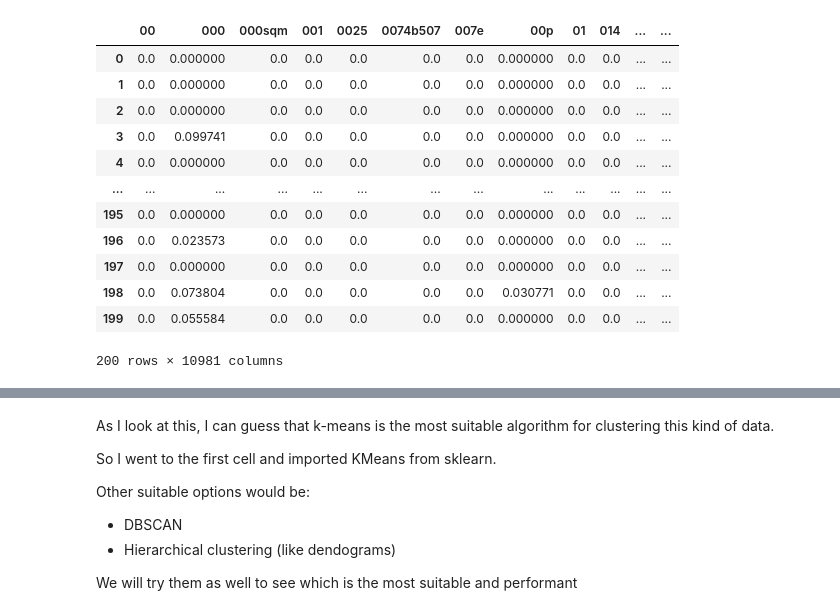
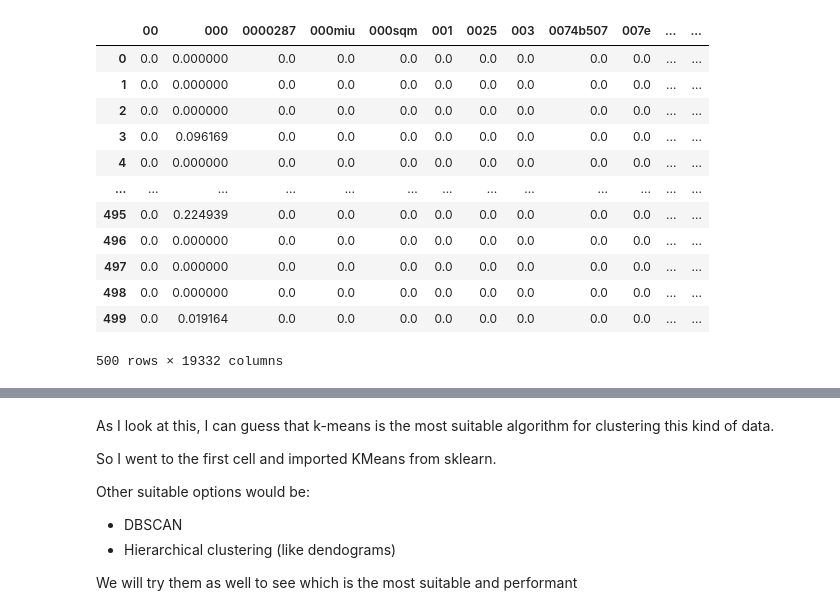
Before and after one commit to nimaaskarian/aes, a Jupyter notebook: main.ipynb, the cells around one changed output, grey strips where cells are left out. Saved outputs shown, nothing was run; the diff lists cells and outputs as text; code cells hidden in the pictures.

```diff
--- a/main.ipynb
+++ b/main.ipynb
@@ -13,23 +14,25 @@ file_count = 200
 # %%
 dp.set_paths([f"data/document_{i}.txt" for i in range(file_count)])
-dp.generate_tfidf()
-df = pd.DataFrame.sparse.from_spmatrix(dp.document_tfidfs)
-df.columns = dp.tfidf_vectorizer.get_feature_names_out()
-df
+dp.generate()
-# %% [output]
-|  | 00 | 000 | 000sqm | 001 | 0025 | 0074b507 | 007e | 00p | 01 | 014 | ... | ... |
-| 0 | 0.0 | 0.000000 | 0.0 | 0.0 | 0.0 | 0.0 | 0.0 | 0.000000 | 0.0 | 0.0 | ... | ... |
-| 1 | 0.0 | 0.000000 | 0.0 | 0.0 | 0.0 | 0.0 | 0.0 | 0.000000 | 0.0 | 0.0 | ... | ... |
-| 2 | 0.0 | 0.000000 | 0.0 | 0.0 | 0.0 | 0.0 | 0.0 | 0.000000 | 0.0 | 0.0 | ... | ... |
-| 3 | 0.0 | 0.099741 | 0.0 | 0.0 | 0.0 | 0.0 | 0.0 | 0.000000 | 0.0 | 0.0 | ... | ... |
-| 4 | 0.0 | 0.000000 | 0.0 | 0.0 | 0.0 | 0.0 | 0.0 | 0.000000 | 0.0 | 0.0 | ... | ... |
-| ... | ... | ... | ... | ... | ... | ... | ... | ... | ... | ... | ... | ... |
-| 195 | 0.0 | 0.000000 | 0.0 | 0.0 | 0.0 | 0.0 | 0.0 | 0.000000 | 0.0 | 0.0 | ... | ... |
-| 196 | 0.0 | 0.023573 | 0.0 | 0.0 | 0.0 | 0.0 | 0.0 | 0.000000 | 0.0 | 0.0 | ... | ... |
-| 197 | 0.0 | 0.000000 | 0.0 | 0.0 | 0.0 | 0.0 | 0.0 | 0.000000 | 0.0 | 0.0 | ... | ... |
-| 198 | 0.0 | 0.073804 | 0.0 | 0.0 | 0.0 | 0.0 | 0.0 | 0.030771 | 0.0 | 0.0 | ... | ... |
-| 199 | 0.0 | 0.055584 | 0.0 | 0.0 | 0.0 | 0.0 | 0.0 | 0.000000 | 0.0 | 0.0 | ... | ... |
-200 rows × 10981 columns
+# %%
+
+df = pd.DataFrame.sparse.from_spmatrix(dp.matrix)
+df.columns = dp.tfidf_vectorizer.get_feature_names_out()
+df
+# %% [output]
+|  | 00 | 000 | 0000287 | 000miu | 000sqm | 001 | 0025 | 003 | 0074b507 | 007e | ... | ... |
+| 0 | 0.0 | 0.000000 | 0.0 | 0.0 | 0.0 | 0.0 | 0.0 | 0.0 | 0.0 | 0.0 | ... | ... |
+| 1 | 0.0 | 0.000000 | 0.0 | 0.0 | 0.0 | 0.0 | 0.0 | 0.0 | 0.0 | 0.0 | ... | ... |
+| 2 | 0.0 | 0.000000 | 0.0 | 0.0 | 0.0 | 0.0 | 0.0 | 0.0 | 0.0 | 0.0 | ... | ... |
+| 3 | 0.0 | 0.096169 | 0.0 | 0.0 | 0.0 | 0.0 | 0.0 | 0.0 | 0.0 | 0.0 | ... | ... |
+| 4 | 0.0 | 0.000000 | 0.0 | 0.0 | 0.0 | 0.0 | 0.0 | 0.0 | 0.0 | 0.0 | ... | ... |
+| ... | ... | ... | ... | ... | ... | ... | ... | ... | ... | ... | ... | ... |
+| 495 | 0.0 | 0.224939 | 0.0 | 0.0 | 0.0 | 0.0 | 0.0 | 0.0 | 0.0 | 0.0 | ... | ... |
+| 496 | 0.0 | 0.000000 | 0.0 | 0.0 | 0.0 | 0.0 | 0.0 | 0.0 | 0.0 | 0.0 | ... | ... |
+| 497 | 0.0 | 0.000000 | 0.0 | 0.0 | 0.0 | 0.0 | 0.0 | 0.0 | 0.0 | 0.0 | ... | ... |
+| 498 | 0.0 | 0.000000 | 0.0 | 0.0 | 0.0 | 0.0 | 0.0 | 0.0 | 0.0 | 0.0 | ... | ... |
+| 499 | 0.0 | 0.019164 | 0.0 | 0.0 | 0.0 | 0.0 | 0.0 | 0.0 | 0.0 | 0.0 | ... | ... |
+500 rows × 19332 columns
 # %%
 similarities = dp.calculate_similarities()
 # %%
```
Also changed, not shown: parts of 11 cells of this notebook, 3 other files.
